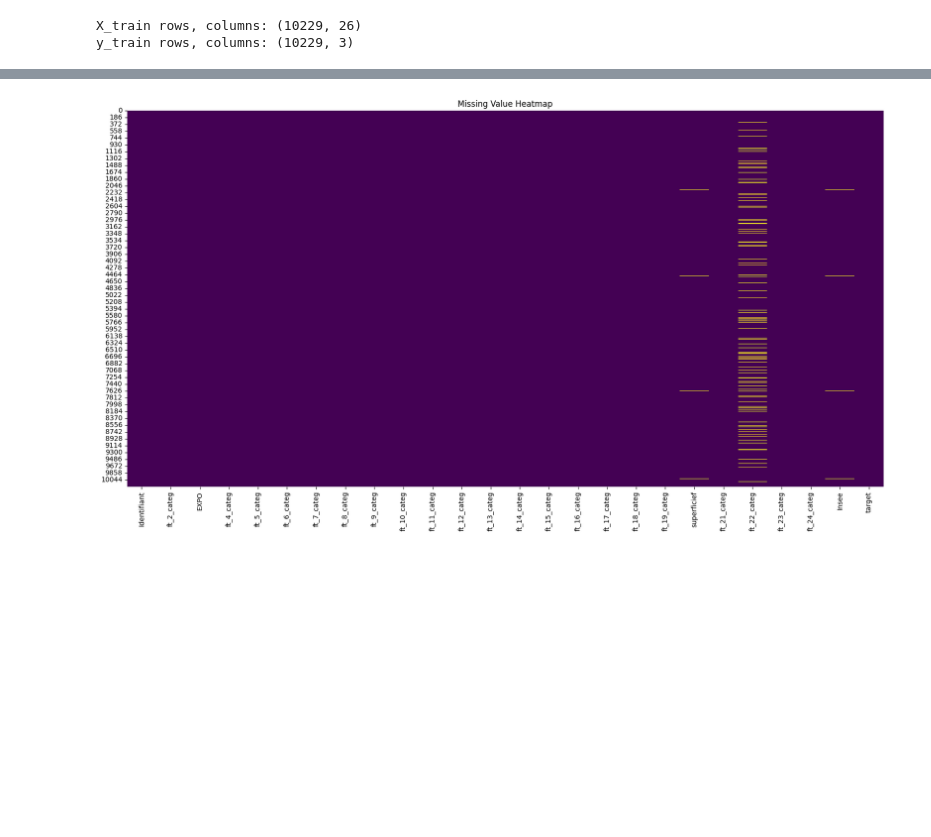
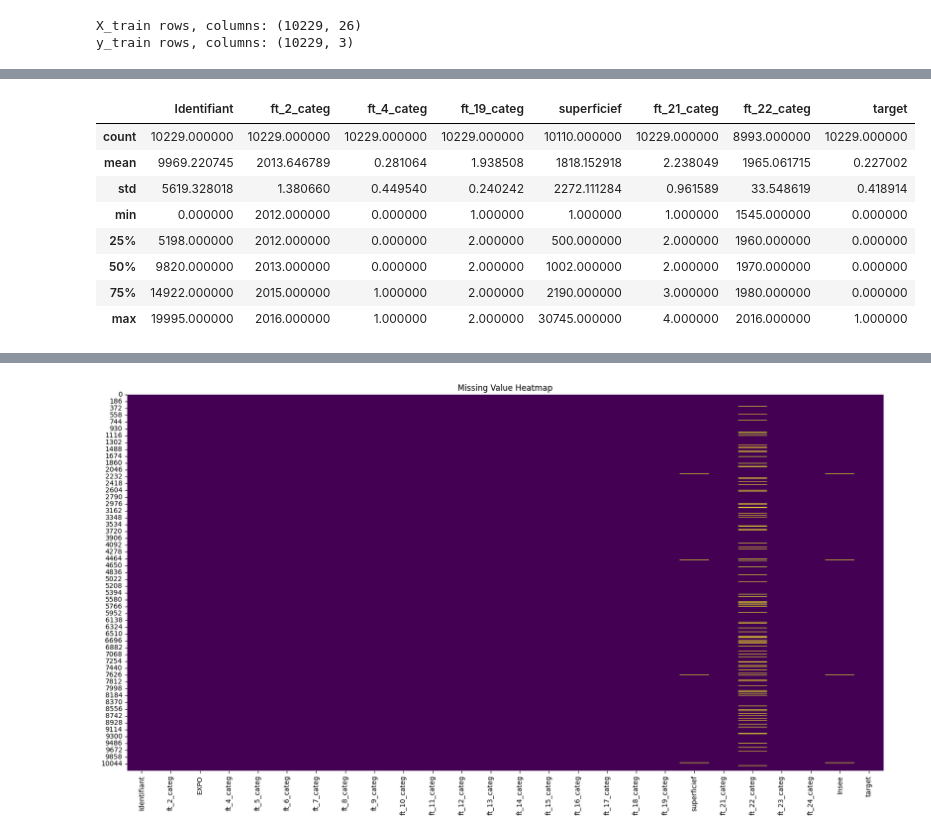
Before and after one commit to MouadBouaicha/Building-Claim-Prediction, a Jupyter notebook: main.ipynb, the cells around one changed output, grey strips where cells are left out. Cells and saved outputs as stored; diff of their text form; code cells hidden in the pictures; blank space fills up the shorter version.

```diff
--- a/main.ipynb
+++ b/main.ipynb
@@ -25,0 +63,14 @@ merged_df.to_csv('merged_data.csv', index=False)
+# %%
+#Checking the stats of all the columns
+
+display(df.describe())
+# %% [output]
+|  | Identifiant | ft_2_categ | ft_4_categ | ft_19_categ | superficief | ft_21_categ | ft_22_categ | target |
+| count | 10229.000000 | 10229.000000 | 10229.000000 | 10229.000000 | 10110.000000 | 10229.000000 | 8993.000000 | 10229.000000 |
+| mean | 9969.220745 | 2013.646789 | 0.281064 | 1.938508 | 1818.152918 | 2.238049 | 1965.061715 | 0.227002 |
+| std | 5619.328018 | 1.380660 | 0.449540 | 0.240242 | 2272.111284 | 0.961589 | 33.548619 | 0.418914 |
+| min | 0.000000 | 2012.000000 | 0.000000 | 1.000000 | 1.000000 | 1.000000 | 1545.000000 | 0.000000 |
+| 25% | 5198.000000 | 2012.000000 | 0.000000 | 2.000000 | 500.000000 | 2.000000 | 1960.000000 | 0.000000 |
+| 50% | 9820.000000 | 2013.000000 | 0.000000 | 2.000000 | 1002.000000 | 2.000000 | 1970.000000 | 0.000000 |
+| 75% | 14922.000000 | 2015.000000 | 1.000000 | 2.000000 | 2190.000000 | 3.000000 | 1980.000000 | 0.000000 |
+| max | 19995.000000 | 2016.000000 | 1.000000 | 2.000000 | 30745.000000 | 4.000000 | 2016.000000 | 1.000000 |
```
Also changed, not shown: parts of 10 cells of this notebook.
